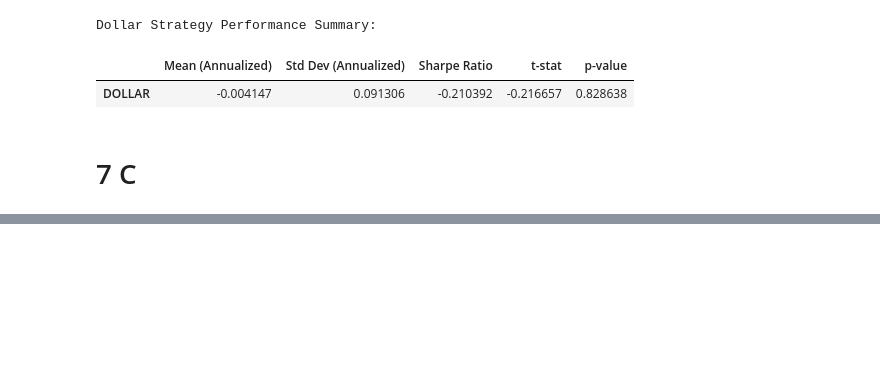
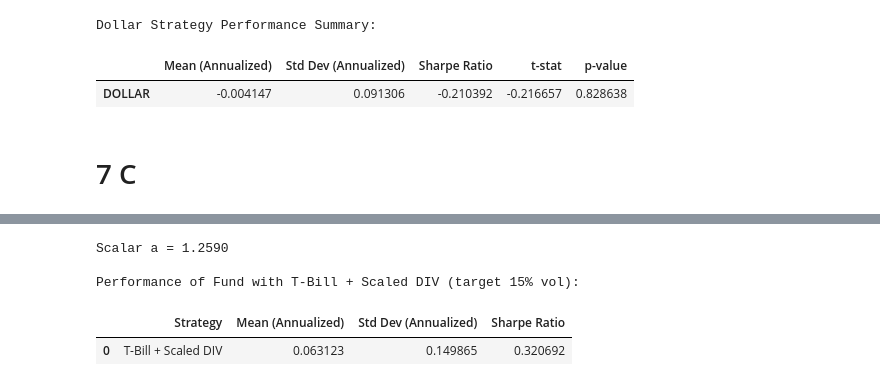
Before and after one commit to mulemule02/investments_project, a Jupyter notebook: investments.ipynb, the cells around one changed output, grey strips where cells are left out. Drawn from its saved outputs; the diff is of its cells as text; code cells hidden in the pictures; blank space fills up the shorter version.

```diff
--- a/investments.ipynb
+++ b/investments.ipynb
@@ -1436,0 +1450,50 @@ Recommendation: DOLLAR provides diversification benefits for DIV investors
+# %%
+# Make sure the indexes align
+div = results_rph.copy()
+rf = df_with_us.groupby("date")['rf'].first()  # get monthly rf by date
+
+# Align dates and drop missing
+common_dates = div.index.intersection(rf.index)
+div = div.reindex(common_dates)
+rf = rf.reindex(common_dates)
+
+# Excess return of DIV
+excess_div = div - rf
+
+# Compute scalar 'a' to scale excess_div so that portfolio has 15% annualized volatility
+# Let: R_fund = rf + a * (div - rf)
+# Then: std_ann(R_fund) = a * std_ann(excess_div) = 15%  =>  a = 0.15 / std_ann(excess_div)
+
+# Compute annualized standard deviation of DIV excess returns
+std_excess_div_annualized = excess_div.std() * np.sqrt(12)
+
+# Target volatility
+target_vol = 0.15
+
+# Solve for a
+a = target_vol / std_excess_div_annualized
+print(f"Scalar a = {a:.4f}")
+
+# Compute R_fund
+R_fund = rf + a * excess_div
+
+# Compute performance summary
+mean_ann = R_fund.mean() * 12
+std_ann = R_fund.std() * np.sqrt(12)
+sharpe = (mean_ann - rf.mean() * 12) / std_ann
+
+summary_fund_div = pd.DataFrame({
+    'Strategy': ['T-Bill + Scaled DIV'],
+    'Mean (Annualized)': [mean_ann],
+    'Std Dev (Annualized)': [std_ann],
+    'Sharpe Ratio': [sharpe]
+})
+
+print("\nPerformance of Fund with T-Bill + Scaled DIV (target 15% vol):")
+display(summary_fund_div)
+# %% [output]
+Scalar a = 1.2590
+
+Performance of Fund with T-Bill + Scaled DIV (target 15% vol):
+|  | Strategy | Mean (Annualized) | Std Dev (Annualized) | Sharpe Ratio |
+| 0 | T-Bill + Scaled DIV | 0.063123 | 0.149865 | 0.320692 |
```
Also changed, not shown: parts of 14 cells of this notebook.
